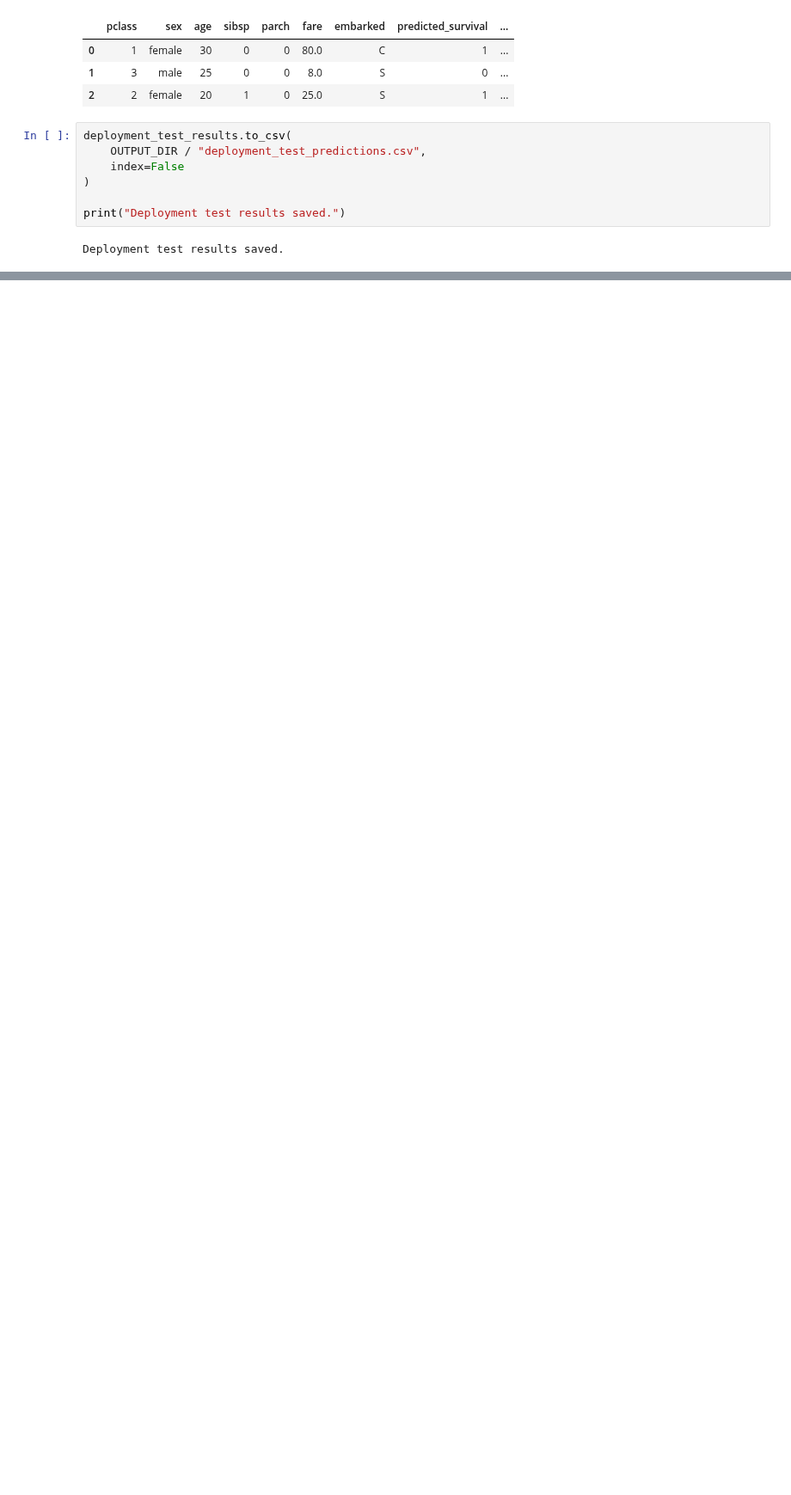
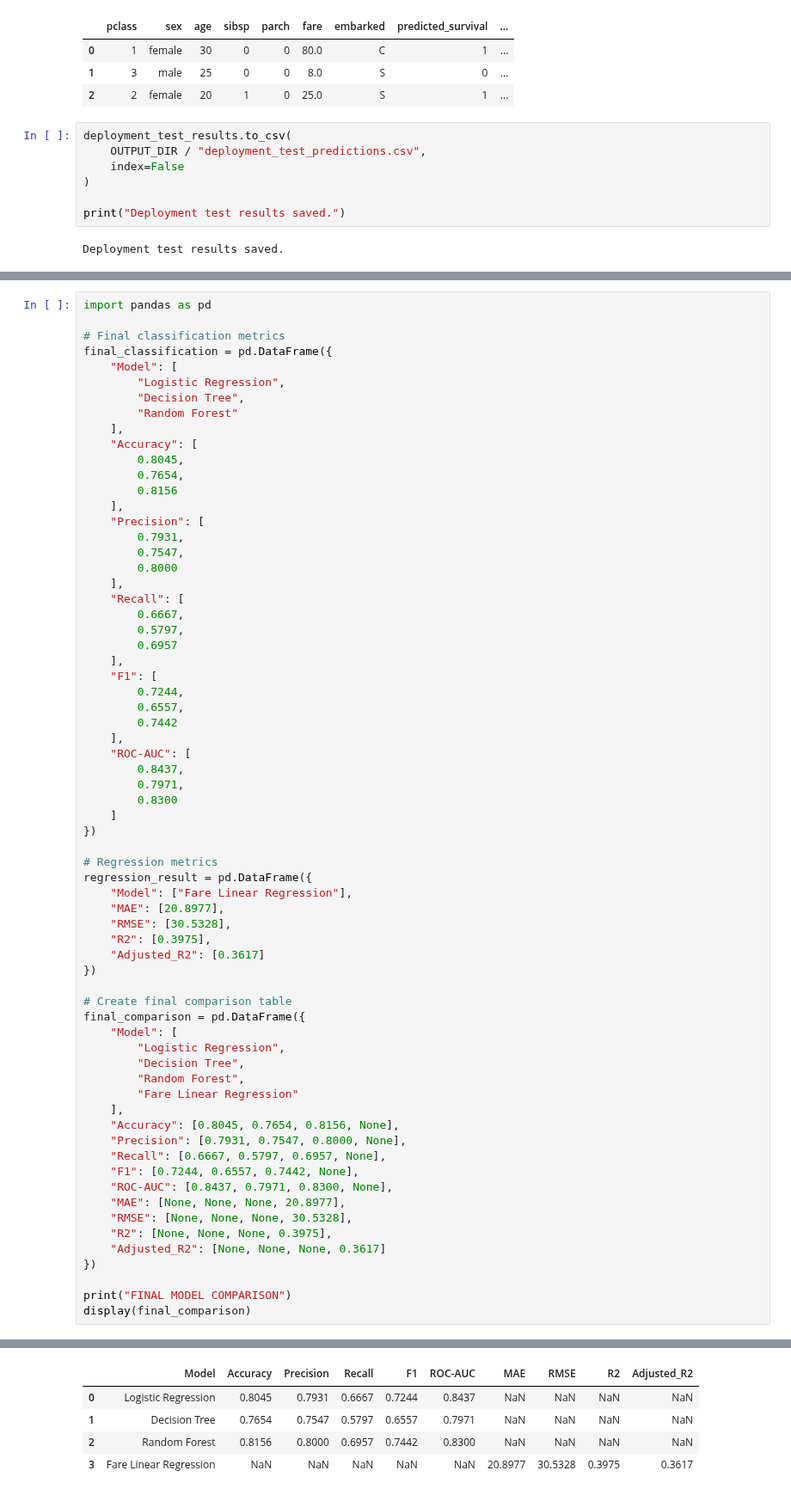
Before and after one commit to RKarthik16/zepto-ai-ml-capstone, a Jupyter notebook: analytics/02_modeling.ipynb, the cells around one changed output, grey strips where cells are left out. Shown at 86% size. Cells and saved outputs as stored; diff of their text form; blank space fills up the shorter version.

```diff
--- a/analytics/02_modeling.ipynb
+++ b/analytics/02_modeling.ipynb
@@ -1266,0 +1308,68 @@ The fare regression model achieved an MAE of 20.90, RMSE of 30.53, R² of 0.398,
+# %%
+import pandas as pd
+
+# Final classification metrics
+final_classification = pd.DataFrame({
+    "Model": [
+        "Logistic Regression",
+        "Decision Tree",
+        "Random Forest"
+    ],
+    "Accuracy": [
+        0.8045,
+        0.7654,
+        0.8156
+    ],
+    "Precision": [
+        0.7931,
+        0.7547,
+        0.8000
+    ],
+    "Recall": [
+        0.6667,
+        0.5797,
+        0.6957
+    ],
+    "F1": [
+        0.7244,
+        0.6557,
+        0.7442
+    ],
+    "ROC-AUC": [
+        0.8437,
+        0.7971,
+        0.8300
+    ]
+})
+
+# Regression metrics
+regression_result = pd.DataFrame({
+    "Model": ["Fare Linear Regression"],
+    "MAE": [20.8977],
+    "RMSE": [30.5328],
+    "R2": [0.3975],
+    "Adjusted_R2": [0.3617]
+})
+
+# Create final comparison table
+final_comparison = pd.DataFrame({
+    "Model": [
+        "Logistic Regression",
+        "Decision Tree",
+        "Random Forest",
+        "Fare Linear Regression"
+    ],
+    "Accuracy": [0.8045, 0.7654, 0.8156, None],
+    "Precision": [0.7931, 0.7547, 0.8000, None],
+    "Recall": [0.6667, 0.5797, 0.6957, None],
+    "F1": [0.7244, 0.6557, 0.7442, None],
+    "ROC-AUC": [0.8437, 0.7971, 0.8300, None],
+    "MAE": [None, None, None, 20.8977],
+    "RMSE": [None, None, None, 30.5328],
+    "R2": [None, None, None, 0.3975],
+    "Adjusted_R2": [None, None, None, 0.3617]
+})
+
+print("FINAL MODEL COMPARISON")
+display(final_comparison)
+# %% [output]
@@ -1266,0 +1377,5 @@ The fare regression model achieved an MAE of 20.90, RMSE of 30.53, R² of 0.398,
+|  | Model | Accuracy | Precision | Recall | F1 | ROC-AUC | MAE | RMSE | R2 | Adjusted_R2 |
+| 0 | Logistic Regression | 0.8045 | 0.7931 | 0.6667 | 0.7244 | 0.8437 | NaN | NaN | NaN | NaN |
+| 1 | Decision Tree | 0.7654 | 0.7547 | 0.5797 | 0.6557 | 0.7971 | NaN | NaN | NaN | NaN |
+| 2 | Random Forest | 0.8156 | 0.8000 | 0.6957 | 0.7442 | 0.8300 | NaN | NaN | NaN | NaN |
+| 3 | Fare Linear Regression | NaN | NaN | NaN | NaN | NaN | 20.8977 | 30.5328 | 0.3975 | 0.3617 |
```
Also changed, not shown: parts of 7 cells of this notebook, 9 other files.
